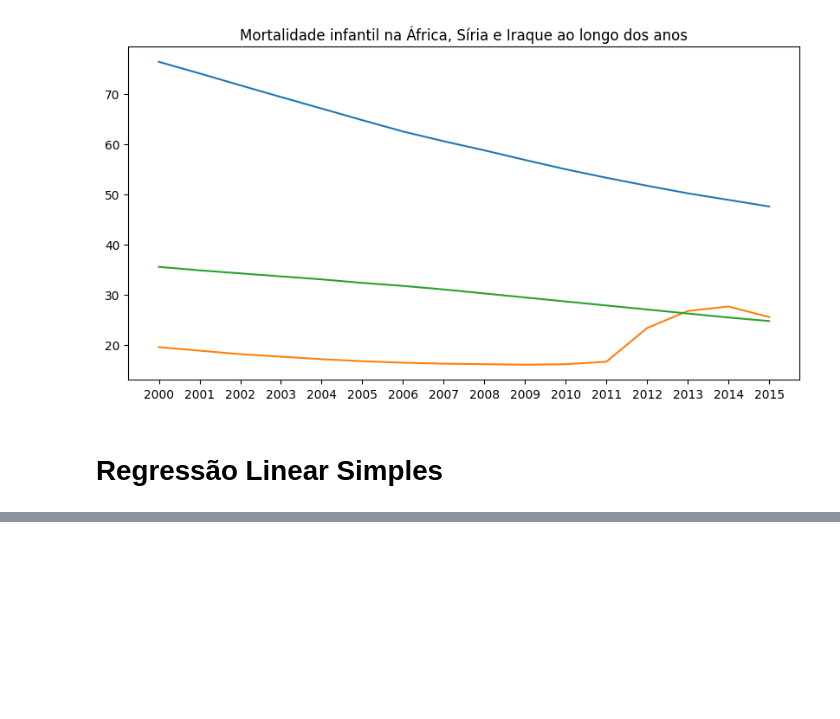
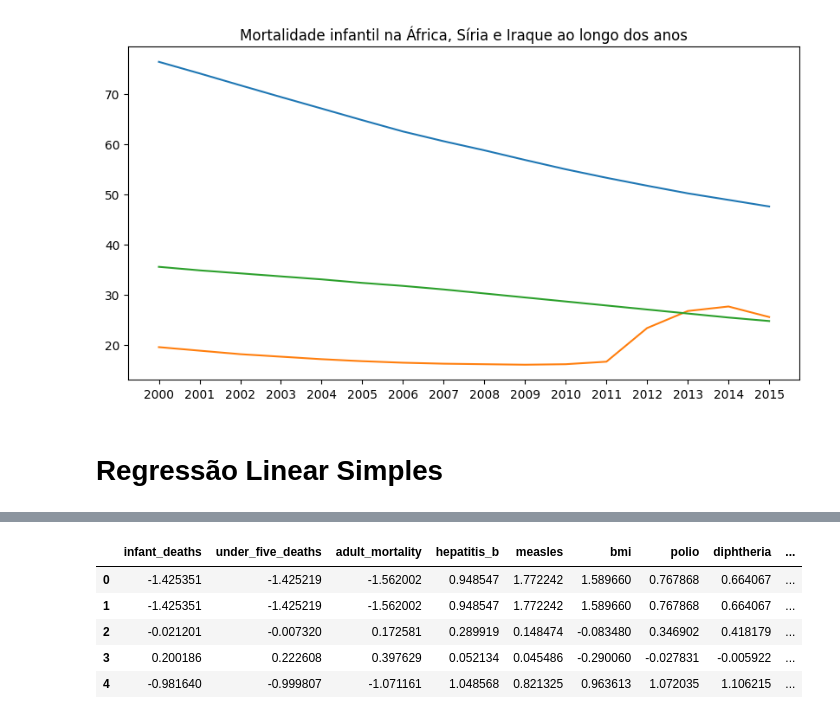
Before and after one commit to carolinabrandao/ICDProjetoFinal, a Jupyter notebook: EDA.ipynb, the cells around one changed output, grey strips where cells are left out. Saved outputs shown, nothing was run; the diff lists cells and outputs as text; code cells hidden in the pictures; blank space fills up the shorter version.

```diff
--- a/EDA.ipynb
+++ b/EDA.ipynb
@@ -606,0 +667,11 @@ life_exp
+# %%
+# z-normalizar os dados valorados
+df_reg = (df_reg - df_reg.mean()) / df_reg.std()
+df_reg.head()
+# %% [output]
+|  | infant_deaths | under_five_deaths | adult_mortality | hepatitis_b | measles | bmi | polio | diphtheria | ... |
+| 0 | -1.425351 | -1.425219 | -1.562002 | 0.948547 | 1.772242 | 1.589660 | 0.767868 | 0.664067 | ... |
+| 1 | -1.425351 | -1.425219 | -1.562002 | 0.948547 | 1.772242 | 1.589660 | 0.767868 | 0.664067 | ... |
+| 2 | -0.021201 | -0.007320 | 0.172581 | 0.289919 | 0.148474 | -0.083480 | 0.346902 | 0.418179 | ... |
+| 3 | 0.200186 | 0.222608 | 0.397629 | 0.052134 | 0.045486 | -0.290060 | -0.027831 | -0.005922 | ... |
+| 4 | -0.981640 | -0.999807 | -1.071161 | 1.048568 | 0.821325 | 0.963613 | 1.072035 | 1.106215 | ... |
```
Also changed, not shown: parts of 17 cells of this notebook.
